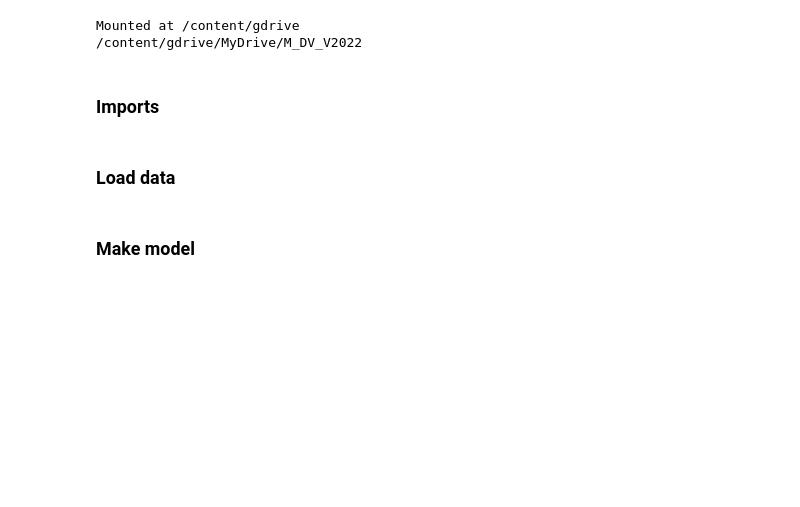
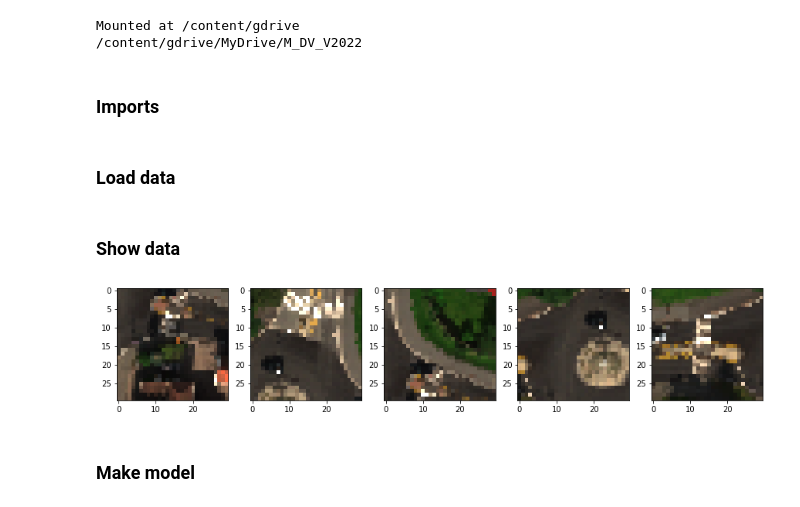
Before and after one commit to stianteien/M_DV_V2022, a Jupyter notebook: sharpen/Sharpen.ipynb, the cells around one changed output. Saved outputs shown, nothing was run; the diff lists cells and outputs as text; code cells hidden in the pictures; blank space fills up the shorter version.

Commit message:
Show sample data

```diff
--- a/sharpen/Sharpen.ipynb
+++ b/sharpen/Sharpen.ipynb
@@ -43,6 +43,17 @@ var_y = y_train.var()
 
 #y_train = (y_train - snitt_y) / var_y
 #y_test = (y_test - snitt_y) / var_y
+# %% [markdown]
+### Show data
+# %%
+fig, ax = plt.subplots(nrows=1, ncols=5, figsize = (15,15))
+
+indx = np.random.randint(0,high=X.shape[0],size=5)
+for i,axis in enumerate(ax):
+  axis.imshow(X[indx[i]])
+plt.show()
+# %% [output]
+[figure, added]
 # %% [markdown]
 ### Make model
 # %%
```
Also changed, not shown: parts of 4 cells of this notebook.
